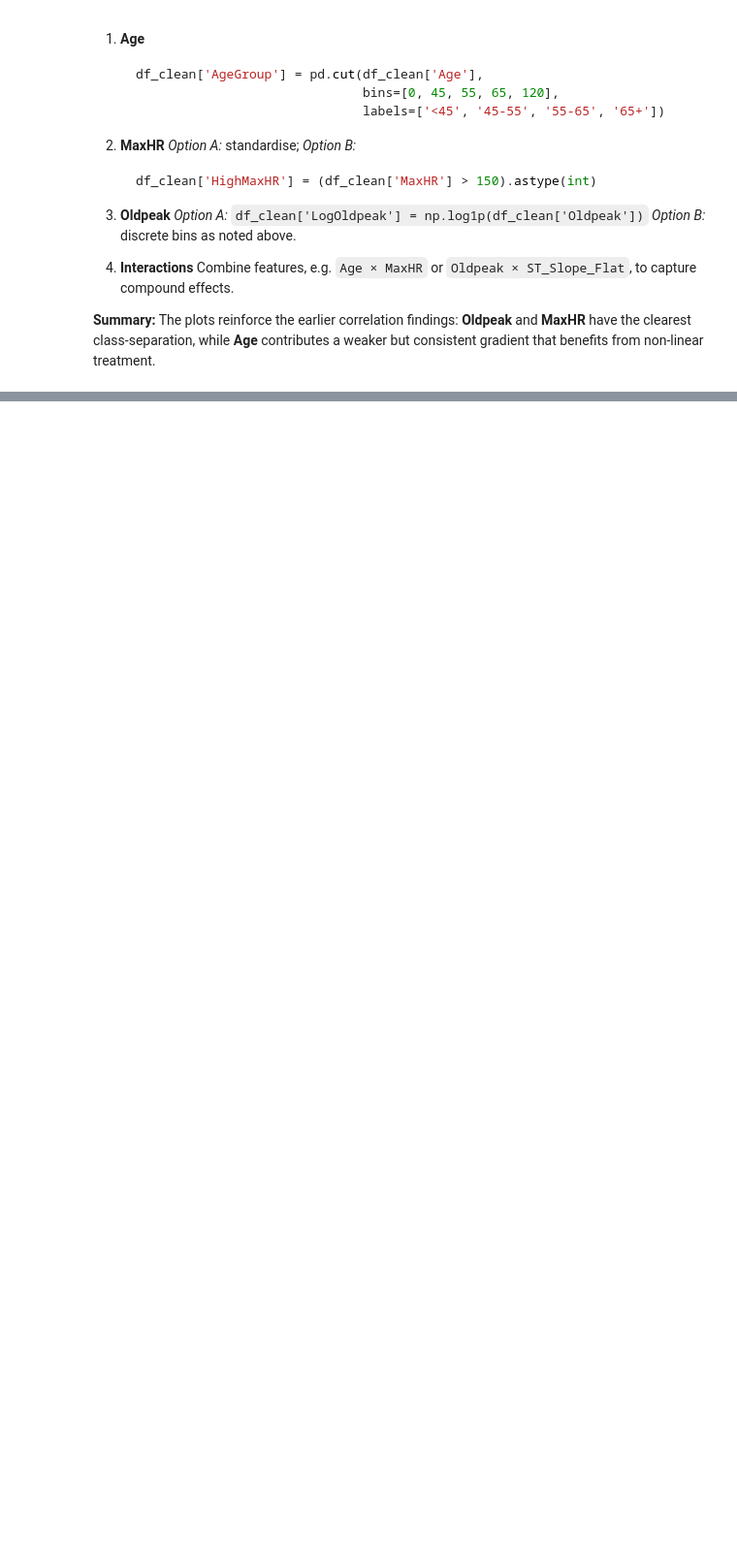
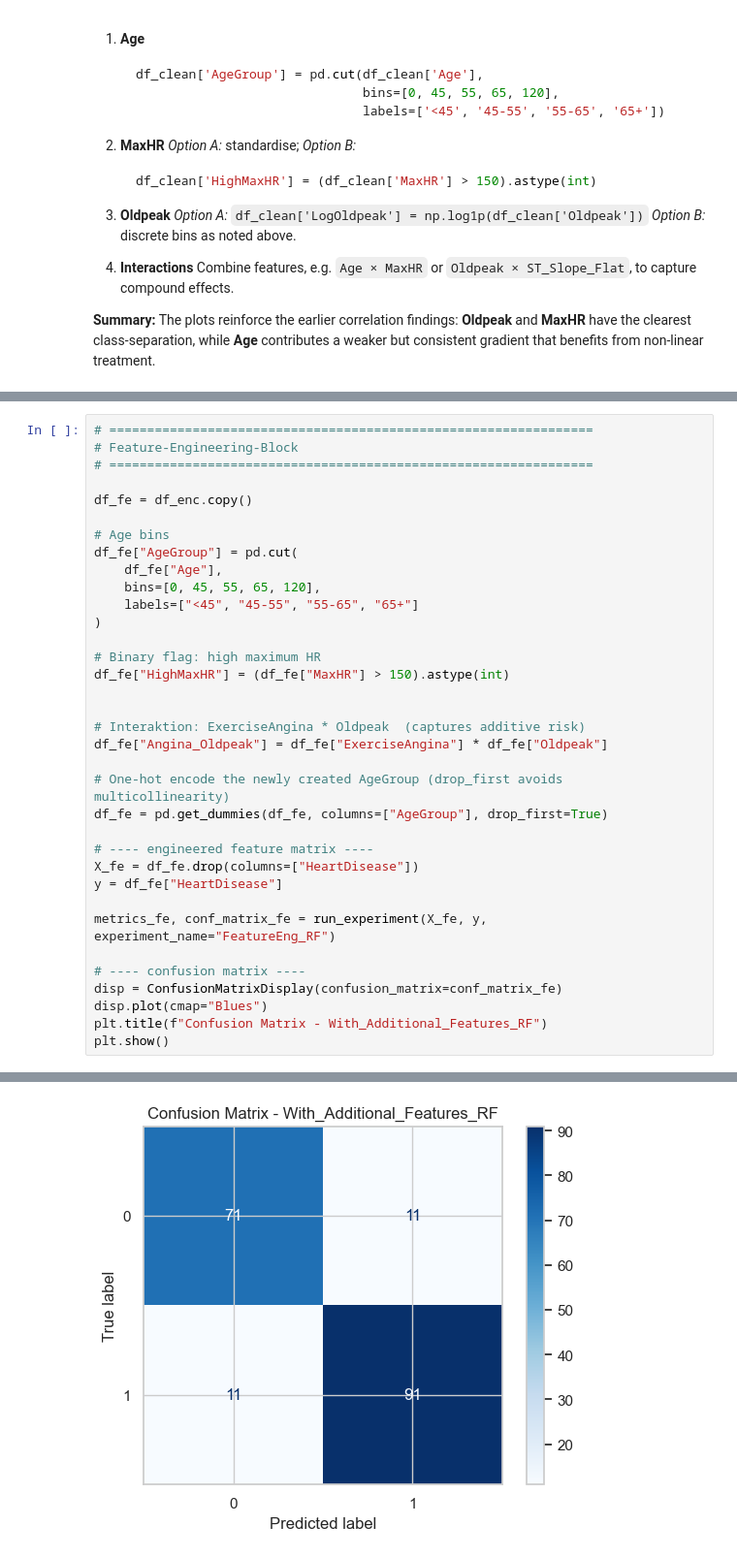
Before and after one commit to rudi77/ai_solution_architecture, a Jupyter notebook: assignments/assignment3/notebooks/data_prep_heart.ipynb, the cells around one changed output, grey strips where cells are left out. Shown at 97% size. Saved outputs shown, nothing was run; the diff lists cells and outputs as text; blank space fills up the shorter version.

```diff
--- a/assignments/assignment3/notebooks/data_prep_heart.ipynb
+++ b/assignments/assignment3/notebooks/data_prep_heart.ipynb
@@ -418,0 +383,36 @@ roc_auc  : 0.899  ➜  0.876   (Δ -0.022)
+# %%
+# ================================================================
+# Feature-Engineering-Block
+# ================================================================
+
+df_fe = df_enc.copy()
+
+# Age bins
+df_fe["AgeGroup"] = pd.cut(
+    df_fe["Age"],
+    bins=[0, 45, 55, 65, 120],
+    labels=["<45", "45-55", "55-65", "65+"]
+)
+
+# Binary flag: high maximum HR
+df_fe["HighMaxHR"] = (df_fe["MaxHR"] > 150).astype(int)
+
+
+# Interaktion: ExerciseAngina * Oldpeak  (captures additive risk)
+df_fe["Angina_Oldpeak"] = df_fe["ExerciseAngina"] * df_fe["Oldpeak"]
+
+# One-hot encode the newly created AgeGroup (drop_first avoids multicollinearity)
+df_fe = pd.get_dummies(df_fe, columns=["AgeGroup"], drop_first=True)
+
+# ---- engineered feature matrix ----
+X_fe = df_fe.drop(columns=["HeartDisease"])
+y = df_fe["HeartDisease"]
+
+metrics_fe, conf_matrix_fe = run_experiment(X_fe, y, experiment_name="FeatureEng_RF")
+
+# ---- confusion matrix ----
+disp = ConfusionMatrixDisplay(confusion_matrix=conf_matrix_fe)
+disp.plot(cmap="Blues")
+plt.title(f"Confusion Matrix - With_Additional_Features_RF")
+plt.show()
+# %% [output]
@@ -418,0 +433 @@ roc_auc  : 0.899  ➜  0.876   (Δ -0.022)
+[figure, added]
```
Also changed, not shown: parts of 15 cells of this notebook, 2 other files.
